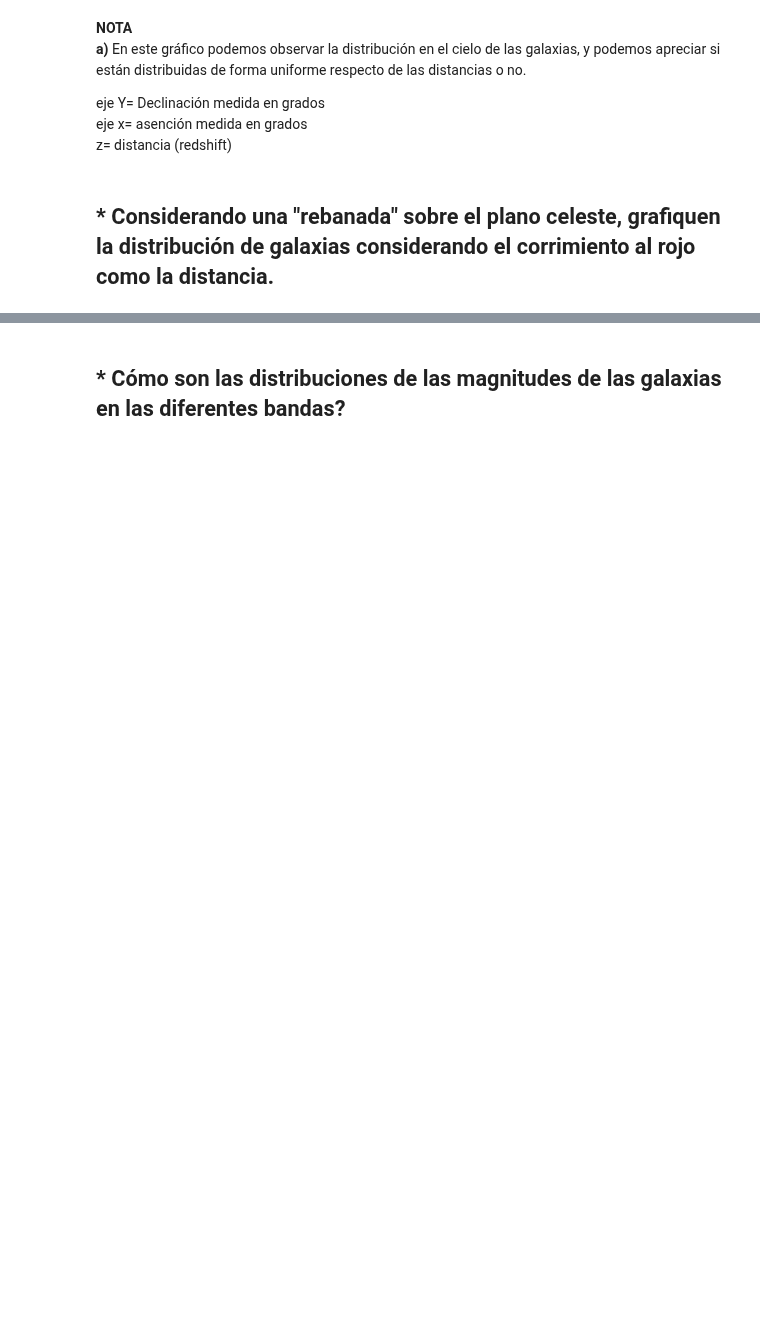
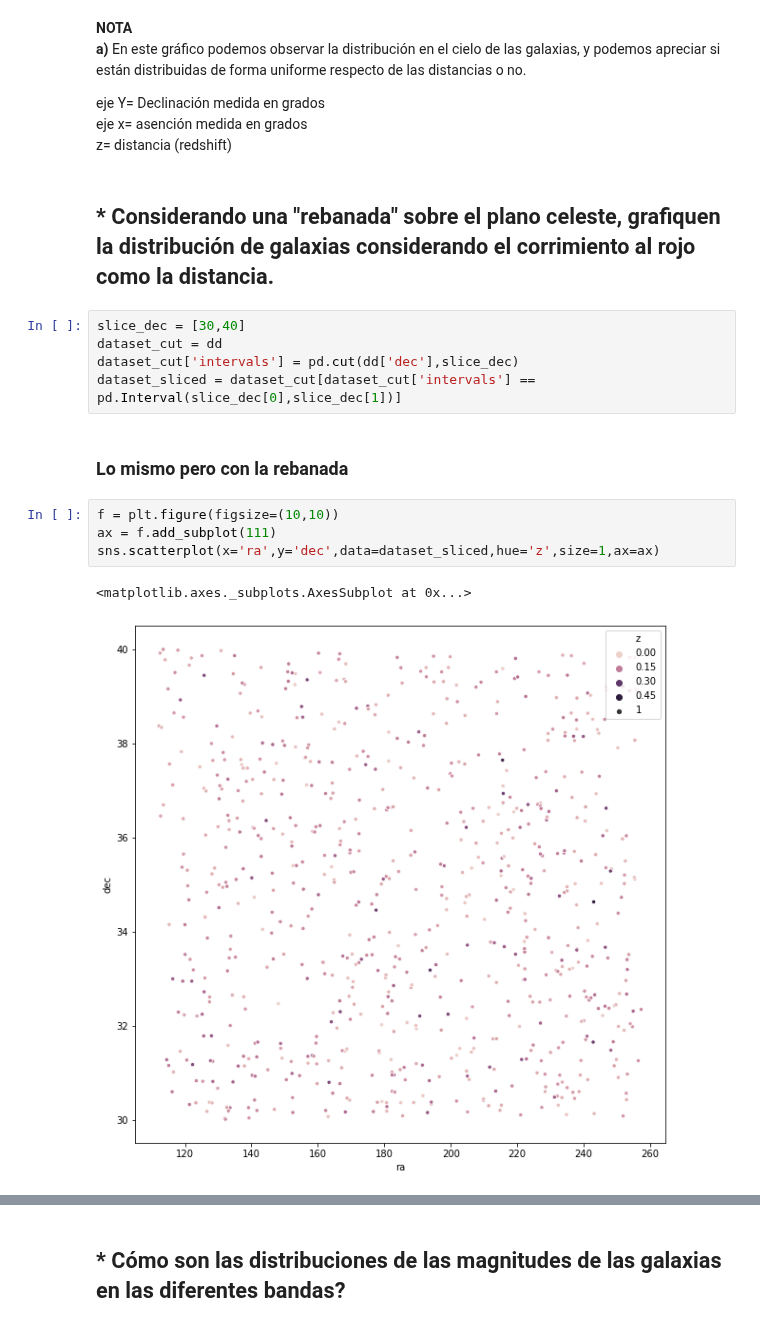
Before and after one commit to leoborgnino/mentoria-astro-datos, a Jupyter notebook: 1_Analisis_y_Visualizacion.ipynb, the cells around one changed output, grey strips where cells are left out. Cells and saved outputs as stored; diff of their text form; blank space fills up the shorter version.

```diff
--- a/1_Analisis_y_Visualizacion.ipynb
+++ b/1_Analisis_y_Visualizacion.ipynb
@@ -136,3 +131,17 @@ eje x= asención medida en grados
 z= distancia (redshift)
 # %% [markdown]
 ## * Considerando una "rebanada" sobre el plano celeste, grafiquen la distribución de galaxias considerando el corrimiento al rojo como la distancia.
+# %%
+slice_dec = [30,40]
+dataset_cut = dd
+dataset_cut['intervals'] = pd.cut(dd['dec'],slice_dec)
+dataset_sliced = dataset_cut[dataset_cut['intervals'] == pd.Interval(slice_dec[0],slice_dec[1])]
+# %% [markdown]
+### Lo mismo pero con la rebanada
+# %%
+f = plt.figure(figsize=(10,10))
+ax = f.add_subplot(111)
+sns.scatterplot(x='ra',y='dec',data=dataset_sliced,hue='z',size=1,ax=ax)
+# %% [output]
+<matplotlib.axes._subplots.AxesSubplot at 0x...>
+[figure, added]
```
Also changed, not shown: parts of 9 cells of this notebook.
